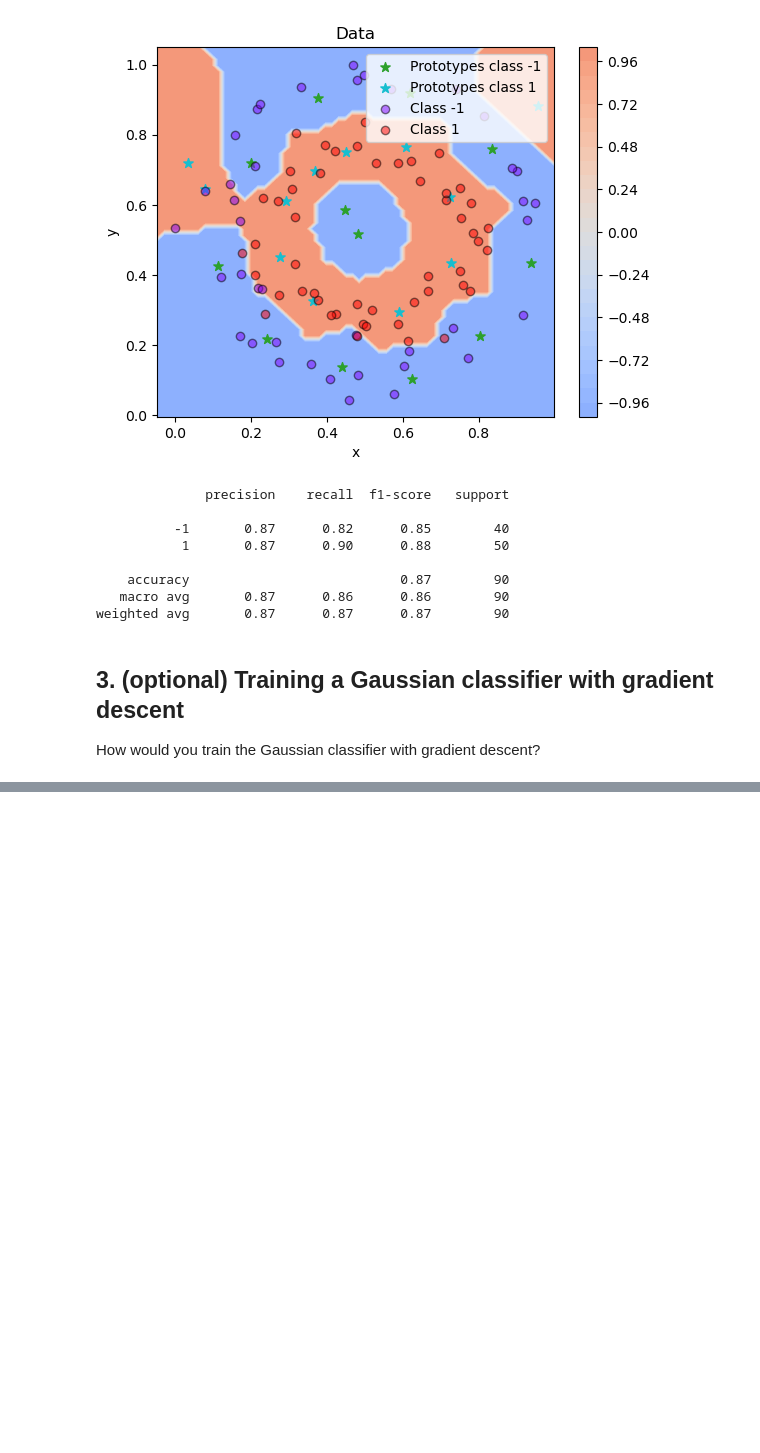
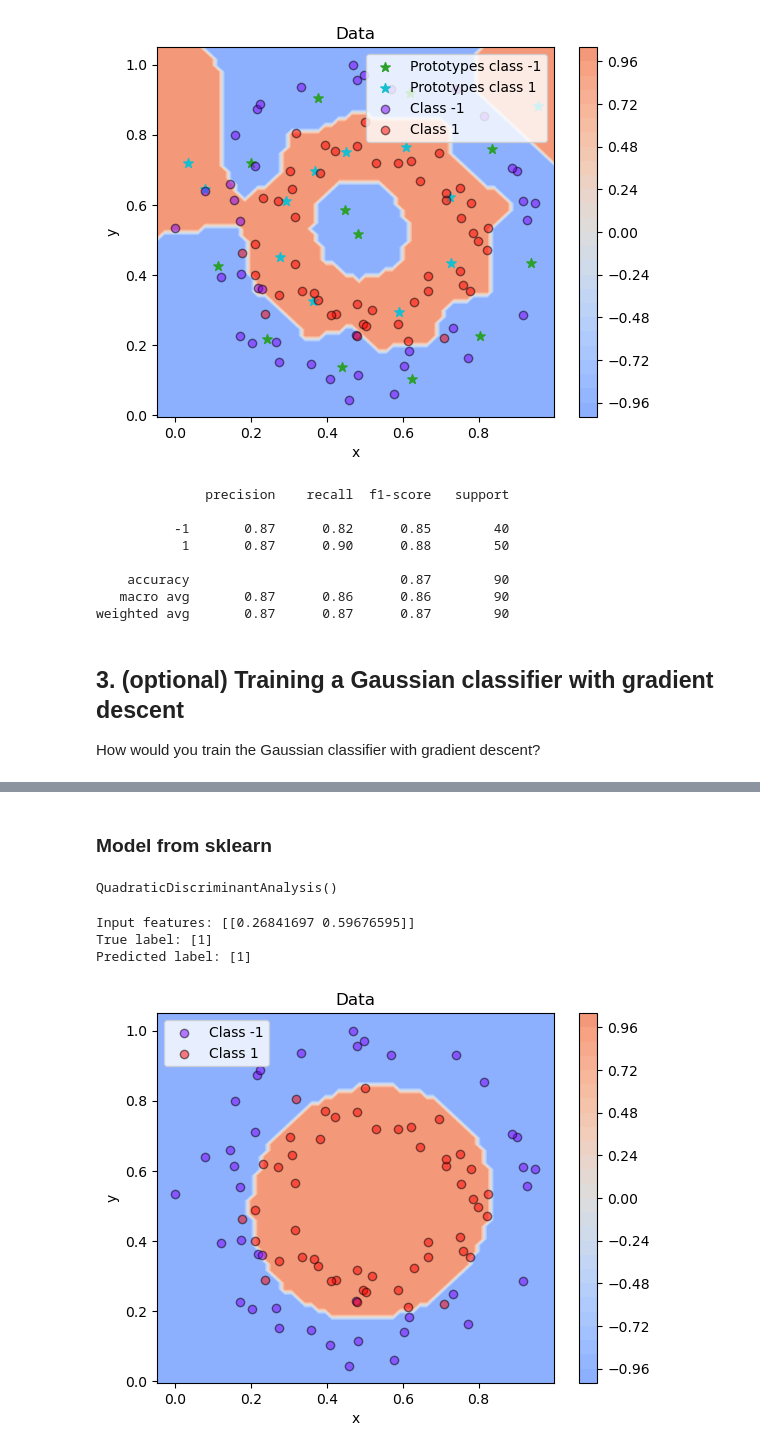
Before and after one commit to omardtl24/ML2025-1, a Jupyter notebook: Practices/Practice Problems 2.ipynb, the cells around one changed output, grey strips where cells are left out. Drawn from its saved outputs; the diff is of its cells as text; code cells hidden in the pictures; blank space fills up the shorter version.

```diff
--- a/Practices/Practice Problems 2.ipynb
+++ b/Practices/Practice Problems 2.ipynb
@@ -731,0 +733,21 @@ class GaussianClassifier():
+# %% [markdown]
+### Model from sklearn
+# %%
+from sklearn.discriminant_analysis import QuadraticDiscriminantAnalysis
+
+qda = QuadraticDiscriminantAnalysis()
+qda.fit(X, y)
+# %% [output]
+QuadraticDiscriminantAnalysis()
+# %%
+X_s , y_s = X_train[:1] , y_train[:1]
+print('Input features: {}'.format(X_s))
+print('True label: {}'.format(y_s))
+print('Predicted label: {}'.format(model.predict(X_s)))
+plot_decision_region(X_test, lambda x_1, x_2: qda.predict(np.array([x_1, x_2]).reshape(1,-1)))
+plot_data(X_test, y_test)
+# %% [output]
+Input features: [[0.26841697 0.59676595]]
+True label: [1]
+Predicted label: [1]
+[figure, added]
```
Also changed, not shown: parts of 16 cells of this notebook.
